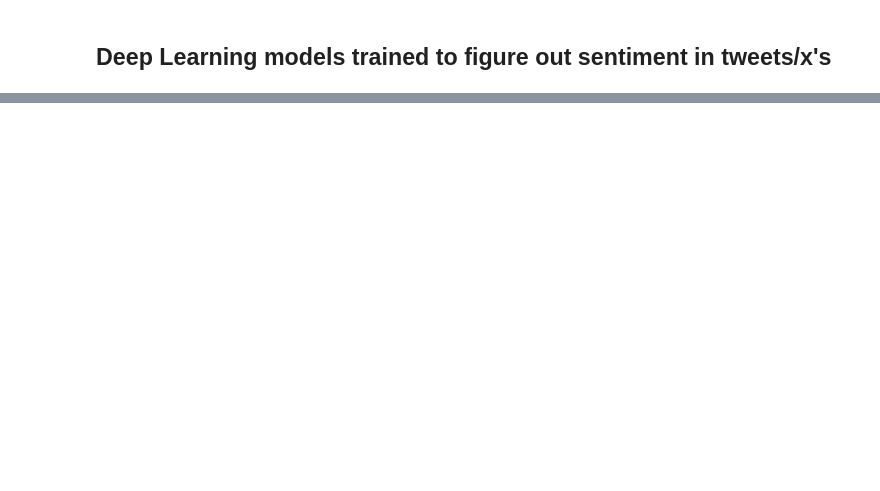
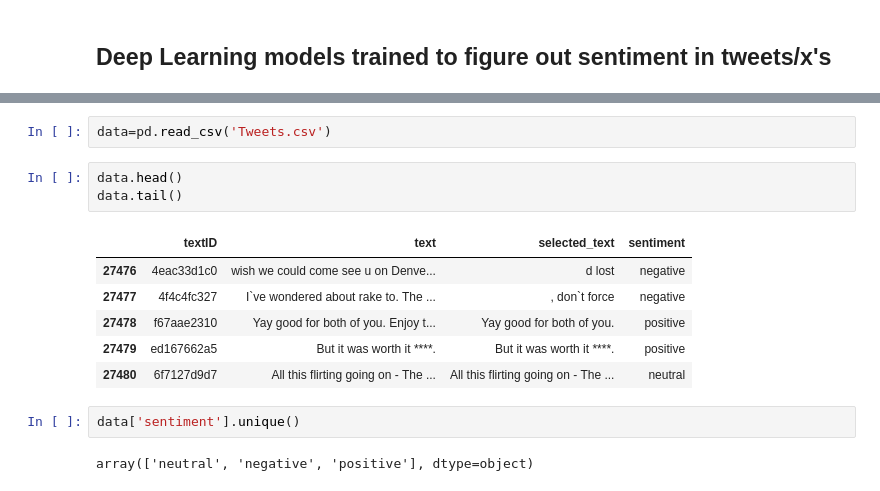
Before and after one commit to Aswin043/x-sentiment-analysis, a Jupyter notebook: sentiment-analysis.ipynb, the cells around one changed output, grey strips where cells are left out. Drawn from its saved outputs; the diff is of its cells as text; blank space fills up the shorter version.

```diff
--- a/sentiment-analysis.ipynb
+++ b/sentiment-analysis.ipynb
@@ -36,0 +34,16 @@ ImportError: numpy._core.multiarray failed to import
+# %%
+data=pd.read_csv('Tweets.csv')
+# %%
+data.head()
+data.tail()
+# %% [output]
+|  | textID | text | selected_text | sentiment |
+| 27476 | 4eac33d1c0 | wish we could come see u on Denve... | d lost | negative |
+| 27477 | 4f4c4fc327 | I`ve wondered about rake to. The ... | , don`t force | negative |
+| 27478 | f67aae2310 | Yay good for both of you. Enjoy t... | Yay good for both of you. | positive |
+| 27479 | ed167662a5 | But it was worth it ****. | But it was worth it ****. | positive |
+| 27480 | 6f7127d9d7 | All this flirting going on - The ... | All this flirting going on - The ... | neutral |
+# %%
+data['sentiment'].unique()
+# %% [output]
+array(['neutral', 'negative', 'positive'], dtype=object)
```
Also changed, not shown: parts of 32 cells of this notebook, 2 other files.
